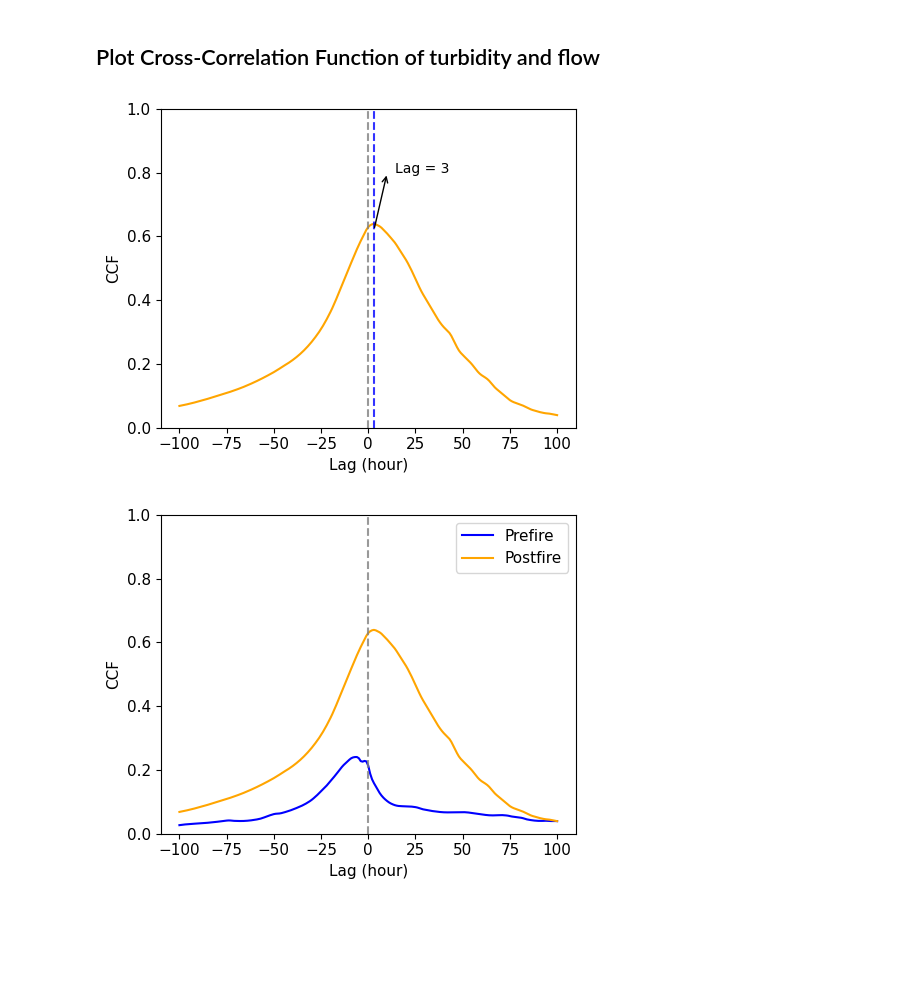
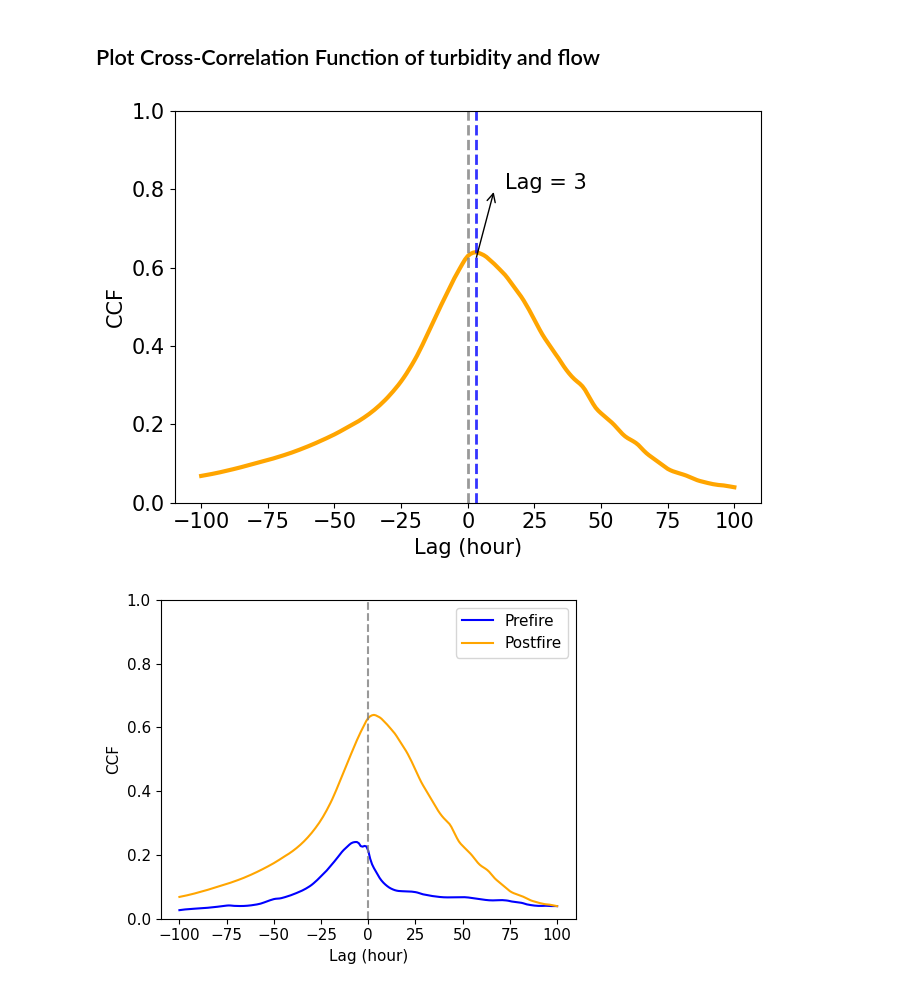
Before and after one commit to QianWanghhu/BushFireWQ, a Jupyter notebook: src/Explore_212058_CQ.ipynb, the cells around one changed output. Saved outputs shown, nothing was run; the diff lists cells and outputs as text; code cells hidden in the pictures; blank space fills up the shorter version.

Commit message:
Update figures according to reviewer's comments (The hysteresis plot).

```diff
--- a/src/Explore_212058_CQ.ipynb
+++ b/src/Explore_212058_CQ.ipynb
@@ -274,6 +334,15 @@ for grp_id, stm in storm_data.groupby('stormID'):
 # Select six events of the max peak flow during each periods
 from matplotlib.collections import LineCollection
 fig, axes = plt.subplots(nrows=1, ncols=2, sharex=False, sharey=False, figsize=(6, 4))
+plt.rcParams.update({
+    'font.size':        13,               # 控制默认文本大小
+    'axes.titlesize':   13,          # 坐标轴标题大小
+    'axes.labelsize':   13,          # 坐标轴标签大小
+    'xtick.labelsize':  13,         # x轴刻度标签大小
+    'ytick.labelsize':  13,         # y轴刻度标签大小
+    'legend.fontsize':  13,         # 图例字体大小
+    'figure.titlesize': 13         # 图形总标题大小
+})
 # Plot the normalized flow and turbidity if norm_plot = True;
 # Otherwise, plot the absolute values of flow and turbidity
 norm_plot = True
@@ -319,8 +388,8 @@ for ax, peak, idx, event in zip(axes, peak_idx, [1, 2], [hys_storm1, hys_storm2]
     # Set labels
 axes[0].set_ylabel(ylab)
 axes[1].set_ylabel('')
-axes[0].set_title(r'Event 1$ \neq $', loc='center', pad=12, x=0.8, y=0.0)
-axes[1].set_title(r'Event 2$ \approx $', loc='center', pad=12, x=0.8, y=0.0)
+axes[0].set_title(r'Event 1$ \neq $', loc='center', pad=12, x=0.7, y=0.0)
+axes[1].set_title(r'Event 2$ \approx $', loc='center', pad=12, x=0.7, y=0.0)
 # 添加 colorbar（隐藏默认标签）
 cbar = fig.colorbar(line, ticks=[], orientation='horizontal', shrink=0.4, ax=[axes[0], axes[1]], anchor=(0.5, 0.5), pad=0.05)
 # 在 colorbar 的底部和顶部添加自定义文本
@@ -339,7 +408,7 @@ cbar_sim.ax.text(1.2, 0.1, 'End',
              ha='center', va='center', transform=cbar_sim.ax.transAxes)
 cbar_sim.set_label('Simulated')
 
-# plt.subplots_adjust(wspace=0.02, hspace=0.05)
+# plt.subplots_adjust(wspace=0.01)
 # plt.tight_layout()
 plt.savefig(f'{fig_dir}Illustrative plot/HysteresisNorm{norm_plot}.png', format='png', dpi=300)
 # %% [output]
@@ -995,22 +1064,31 @@ df.columns = ['lag', 'Postfire CCF', 'Prefire CCF']
 # %%
 # Plot CCF
 df_slice = df[(df['lag'] >= -100) & (df['lag'] <= 100)]
-fig = plt.figure(figsize=(5, 4))
+fig = plt.figure(figsize=(7, 5))
+plt.rcParams.update({
+    'font.size':        15,               # 控制默认文本大小
+    'axes.titlesize':   15,          # 坐标轴标题大小
+    'axes.labelsize':   15,          # 坐标轴标签大小
+    'xtick.labelsize':  15,         # x轴刻度标签大小
+    'ytick.labelsize':  15,         # y轴刻度标签大小
+    'legend.fontsize':  15,         # 图例字体大小
+    'figure.titlesize': 15         # 图形总标题大小
+})
 # ax = sns.lineplot(data = df_slice, x = 'lag', y = 'Prefire CCF', color = 'blue', label = 'Prefire')
-ax = sns.lineplot(data = df_slice, x = 'lag', y = 'Postfire CCF', color = 'orange')
+ax = sns.lineplot(data = df_slice, x = 'lag', y = 'Postfire CCF', color = 'orange', lw = 3)
 ax.set_ylim(0, 1)
-ax.vlines(0, 0, 1, linestyles='--', color = 'grey', alpha = 0.8)
-ax.vlines(3, 0, 1, linestyles='--', color = 'blue', alpha = 0.8)
+ax.vlines(0, 0, 1, linestyles='--', lw = 2, color = 'grey', alpha = 0.8)
+ax.vlines(3, 0, 1, linestyles='--', lw = 2, color = 'blue', alpha = 0.8)
 ax.annotate("", xy=(10, 0.8), xytext=(3, 0.62),
-            arrowprops=dict(arrowstyle="->"), alpha = 0.7)
+            arrowprops=dict(arrowstyle="->"), alpha = 0.8)
 ax.text(14, 0.8, 'Lag = 3')
-ax.set_ylabel('CCF', fontsize = 11)
-ax.set_xlabel('Lag (hour)', fontsize = 11)
-ax.tick_params('both', labelsize = 11)
+ax.set_ylabel('CCF')
+ax.set_xlabel('Lag (hour)')
+ax.tick_params('both')
 plt.tight_layout()
 plt.savefig('../output/figs/212058/CCF_postfire.png', dpi = 300, format = 'png')
 # %% [output]
-[figure, old version]
+[figure, new version]
 # %%
 # Plot CCF
 df_slice = df[(df['lag'] >= -100) & (df['lag'] <= 100)]
```
Also changed, not shown: parts of 3 cells of this notebook, 8 other files.
